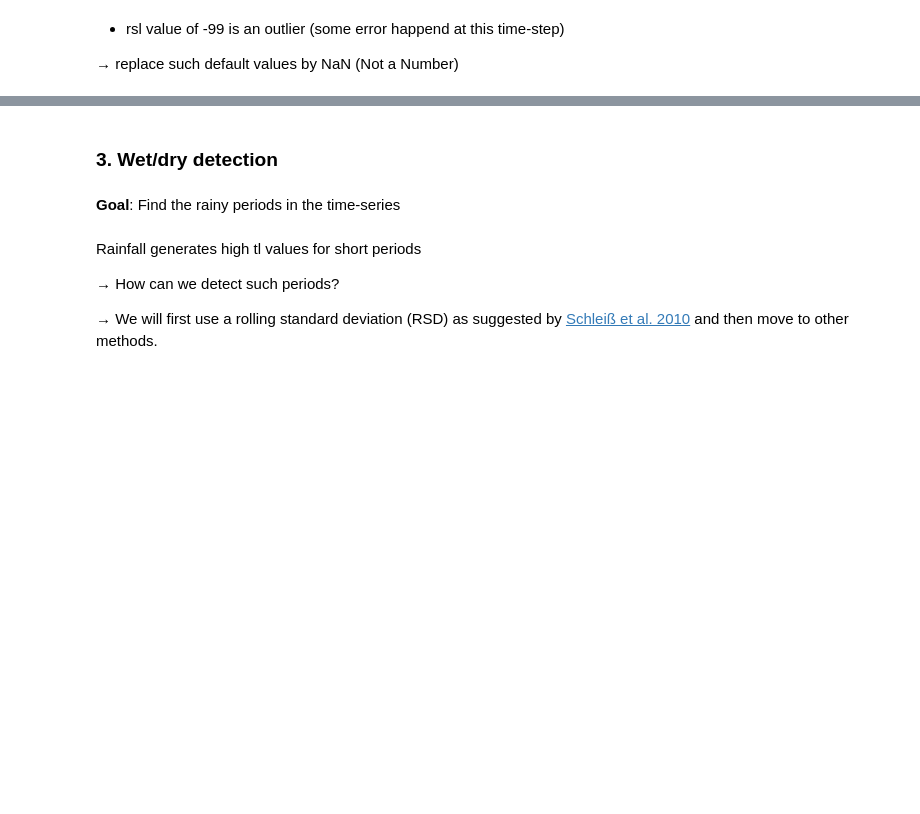
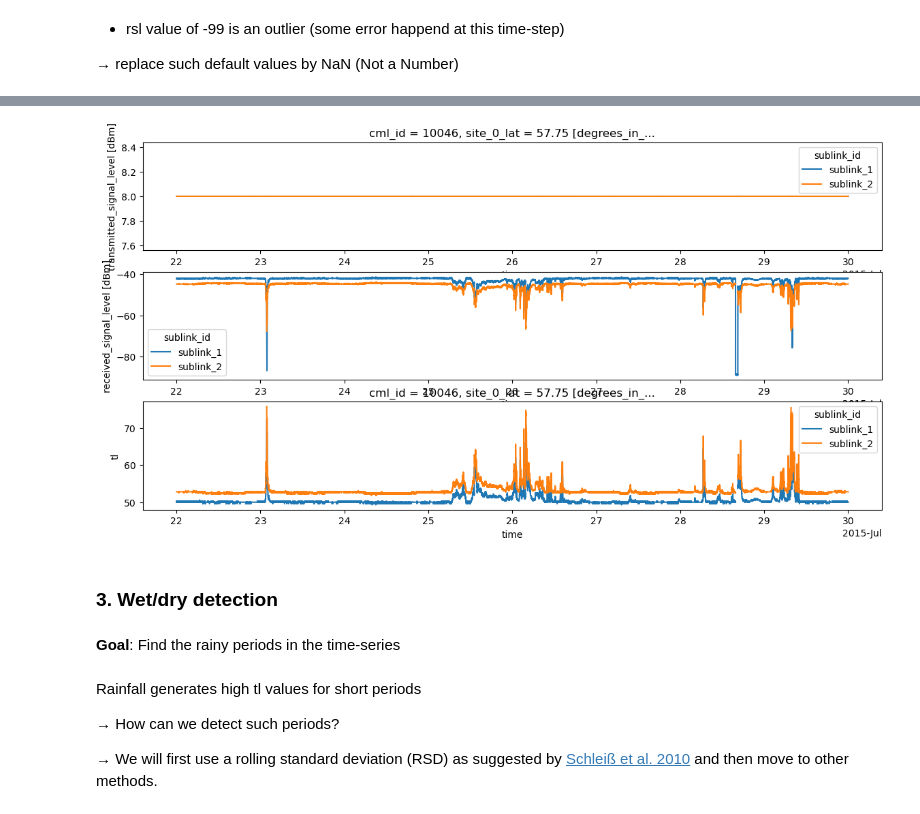
Before and after one commit to OpenSenseAction/PrePEP_short_course_OS, a Jupyter notebook: 2_cml_processing_timeseries.ipynb, the cells around one changed output, grey strips where cells are left out. Saved outputs shown, nothing was run; the diff lists cells and outputs as text; code cells hidden in the pictures; blank space fills up the shorter version.

```diff
--- a/2_cml_processing_timeseries.ipynb
+++ b/2_cml_processing_timeseries.ipynb
@@ -128,3 +125,14 @@ ds_cml.tl.plot.line(x='time', figsize=(16,3));
+# %%
+ds_cmls['tl'] = ds_cmls.tsl - ds_cmls.rsla
+# %%
+ds_cml = ds_cmls.isel(cml_id=45)
+fig, axs = plt.subplots(3, 1, figsize=(14, 7))
+ds_cml.tsl.plot.line(x='time', ax=axs[0])
+ds_cml.rsl.plot.line(x='time', ax=axs[1])
+ds_cml.tl.plot.line(x='time', ax=axs[2])
+axs[1].set_title('');
+# %% [output]
+[figure, added]
 # %% [markdown]
 ### 3. Wet/dry detection
 # %% [markdown]
```
Also changed, not shown: parts of 34 cells of this notebook.
